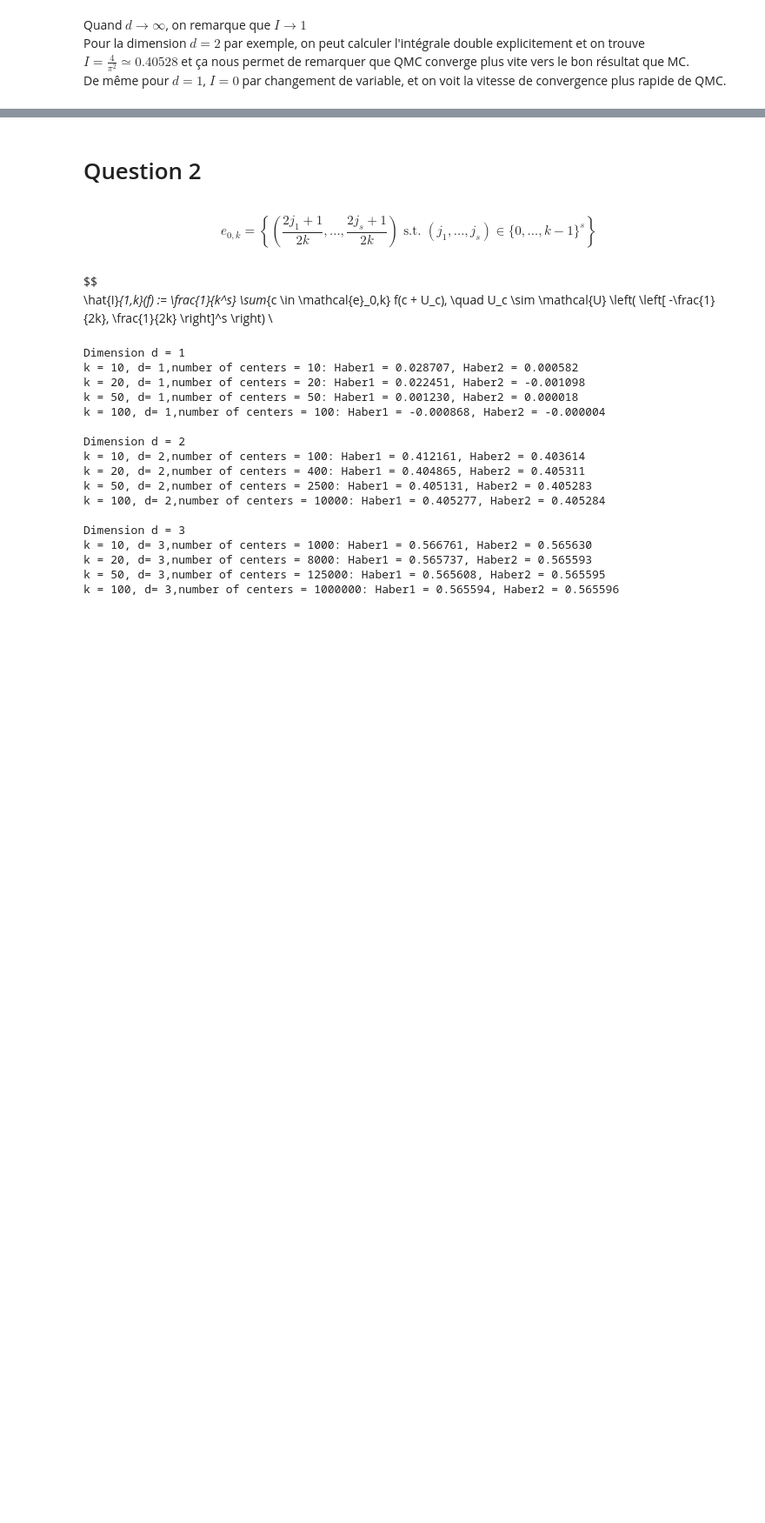
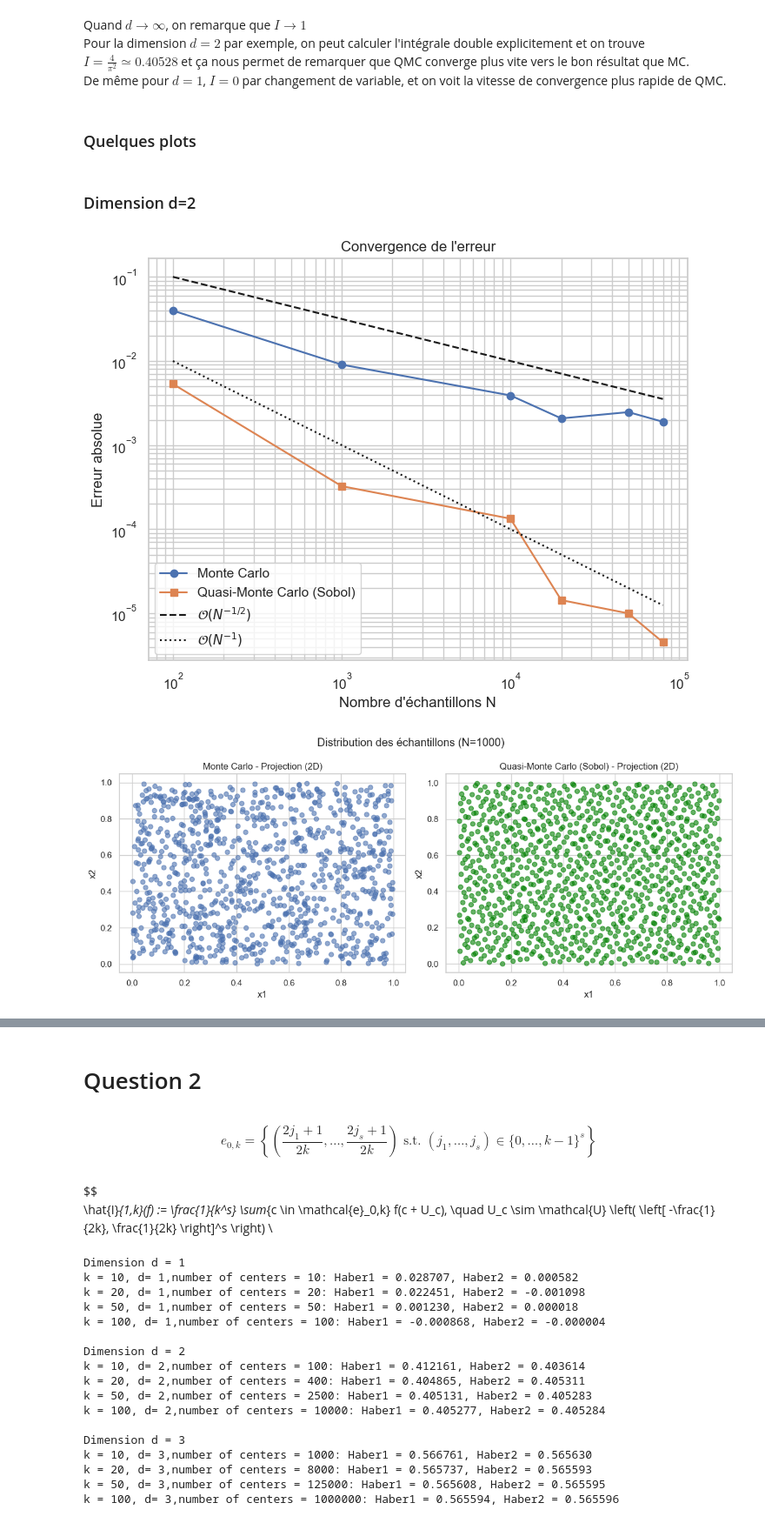
Before and after one commit to Askkip/MC-stratification, a Jupyter notebook: projet.ipynb, the cells around one changed output, grey strips where cells are left out. Shown at 87% size. Saved outputs shown, nothing was run; the diff lists cells and outputs as text; code cells hidden in the pictures; blank space fills up the shorter version.

Commit message:
plot added

```diff
--- a/projet.ipynb
+++ b/projet.ipynb
@@ -72,3 +72,7 @@ Dimension d = 2
 Quand $d \to \infty$, on remarque que $I \to 1$ \
 Pour la dimension $d=2$ par exemple, on peut calculer l'intégrale double explicitement et on trouve $I = \frac{4}{\pi^2} \simeq 0.40528$ et ça nous permet de remarquer que QMC converge plus vite vers le bon résultat que MC.\
 De même pour $d=1$, $I = 0$ par changement de variable, et on voit la vitesse de convergence plus rapide de QMC.
+# %% [markdown]
+### Quelques plots
+# %% [markdown]
+### Dimension d=2
@@ -74,0 +151,72 @@ De même pour $d=1$, $I = 0$ par changement de variable, et on voit la vitesse d
+# %%
+# Préparer pour les plots
+sns.set(style="whitegrid")
+N_values_log = np.log10(N_values)
+
+# 1. Plot de convergence de l'erreur
+plt.figure(figsize=(8,6))
+plt.loglog(N_values, mc_errors, 'o-', label="Monte Carlo")
+plt.loglog(N_values, qmc_errors, 's-', label="Quasi-Monte Carlo (Sobol)")
+plt.loglog(N_values, [1/np.sqrt(N) for N in N_values], 'k--', label=r"$\mathcal{O}(N^{-1/2})$")
+plt.loglog(N_values, [1/N for N in N_values], 'k:', label=r"$\mathcal{O}(N^{-1})$")
+plt.xlabel("Nombre d'échantillons N")
+plt.ylabel("Erreur absolue")
+plt.title("Convergence de l'erreur")
+plt.legend()
+plt.grid(True, which="both")
+plt.show()
+
+# 2. Scatter des points
+fig, axs = plt.subplots(1, 2, figsize=(12,5))
+
+# MC scatter
+axs[0].scatter(mc_samples[1000][:,0], mc_samples[1000][:,1], alpha=0.6)
+axs[0].set_title("Monte Carlo - Projection (2D)")
+axs[0].set_xlabel("x1")
+axs[0].set_ylabel("x2")
+
+# QMC scatter
+axs[1].scatter(qmc_samples[1000][:,0], qmc_samples[1000][:,1], alpha=0.6, color='green')
+axs[1].set_title("Quasi-Monte Carlo (Sobol) - Projection (2D)")
+axs[1].set_xlabel("x1")
+axs[1].set_ylabel("x2")
+
+plt.suptitle("Distribution des échantillons (N=1000)")
+plt.tight_layout()
+plt.show()
+
+# 3. Evolution de l'estimation
+plt.figure(figsize=(8,6))
+plt.plot(N_values, mc_means, 'o-', label="Monte Carlo")
+plt.plot(N_values, qmc_means, 's-', label="Quasi-Monte Carlo (Sobol)")
+plt.axhline(true_value, color='k', linestyle='--', label="Valeur vraie")
+plt.xlabel("Nombre d'échantillons N")
+plt.ylabel("Estimation de l'intégrale")
+plt.title("Convergence de l'estimation")
+plt.legend()
+plt.grid(True)
+plt.show()
+
+# 4. Histogrammes des valeurs de f(u)
+fig, axs = plt.subplots(1, 2, figsize=(12,5))
+sns.histplot(mc_values[10000], bins=30, kde=True, ax=axs[0], color='blue')
+axs[0].set_title("Monte Carlo - Histogramme f(u)")
+sns.histplot(qmc_values[10000], bins=30, kde=True, ax=axs[1], color='green')
+axs[1].set_title("Quasi-Monte Carlo (Sobol) - Histogramme f(u)")
+plt.suptitle("Distribution des valeurs de f(u) (N=10000)")
+plt.tight_layout()
+plt.show()
+
+# 5. Erreur vs Temps de calcul
+plt.figure(figsize=(8,6))
+plt.plot(mc_times, mc_errors, 'o-', label="Monte Carlo")
+plt.plot(qmc_times, qmc_errors, 's-', label="Quasi-Monte Carlo (Sobol)")
+plt.xlabel("Temps de calcul (s)")
+plt.ylabel("Erreur absolue")
+plt.title("Erreur vs Temps de calcul")
+plt.legend()
+plt.grid(True)
+plt.show()
+# %% [output]
+[figure, added]
+[figure, added]
```
Also changed, not shown: parts of 9 cells of this notebook.
